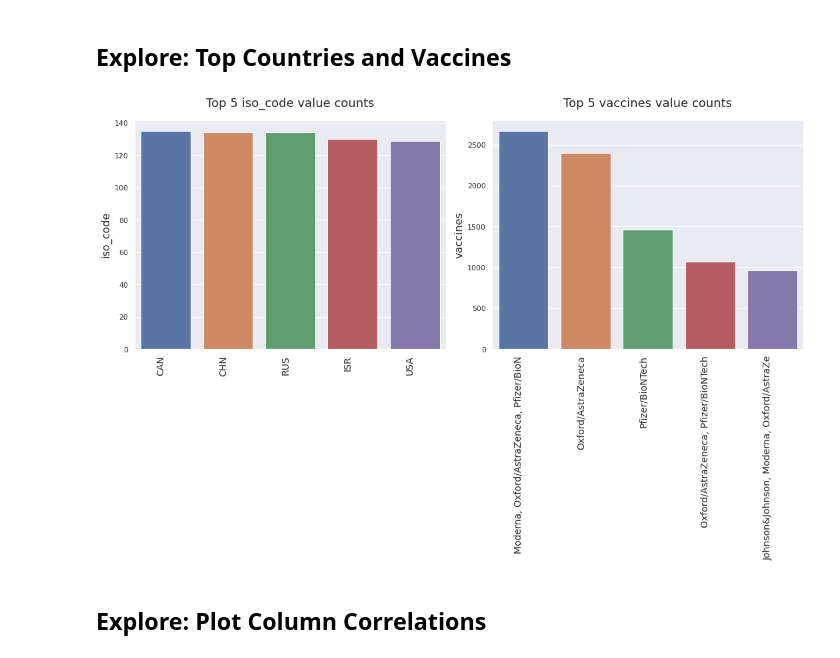
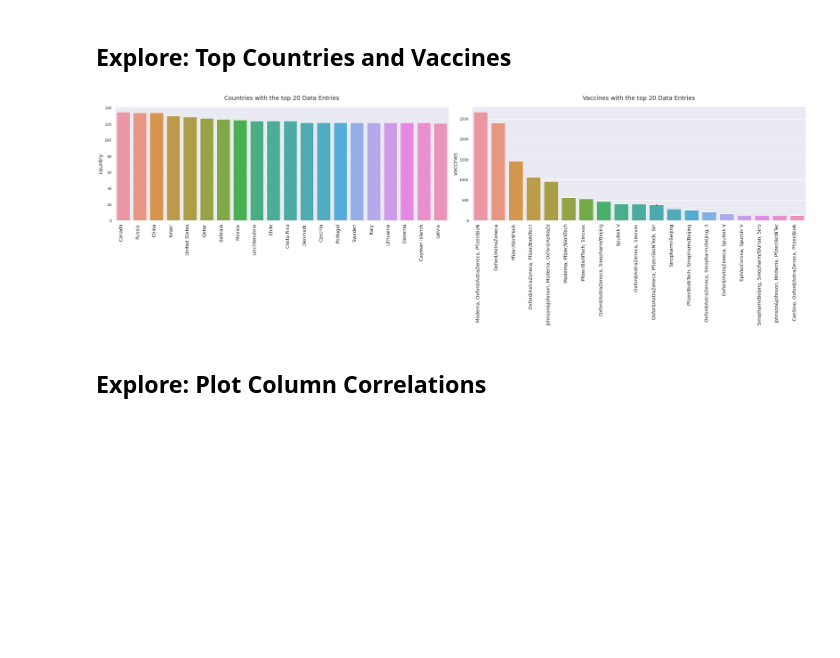
Before and after one commit to drkostas/covid19-vaccinations-predict, a Jupyter notebook: project.ipynb, the cells around one changed output. Saved outputs shown, nothing was run; the diff lists cells and outputs as text; code cells hidden in the pictures; blank space fills up the shorter version.

```diff
--- a/project.ipynb
+++ b/project.ipynb
@@ -139,14 +143,13 @@ None
 # %%
 # Reload Lib
 reload_lib(vizlib)
 vz = vizlib.Visualizer(sort_col='date', group_col='iso_code', text_color='black')
 
 # Print top 10 Value counts for two important categorical columns
-cols_to_visualize = ['iso_code', 'vaccines']
-vz.plot_categorical_val_counts(covid_orig_df, cols_to_visualize,
-                                  print_values=False, top=5)
+cols_to_visualize = [('country', 'Countries'), ('vaccines', 'Vaccines')]
+vz.plot_categorical_val_counts(covid_orig_df, cols_to_visualize, print_values=False, top=20)
 # %% [output]
-[figure, old version]
+[figure, new version]
 # %% [markdown]
 ## Explore: Plot Column Correlations
 # %%
```
Also changed, not shown: parts of 38 cells of this notebook, 6 other files.
